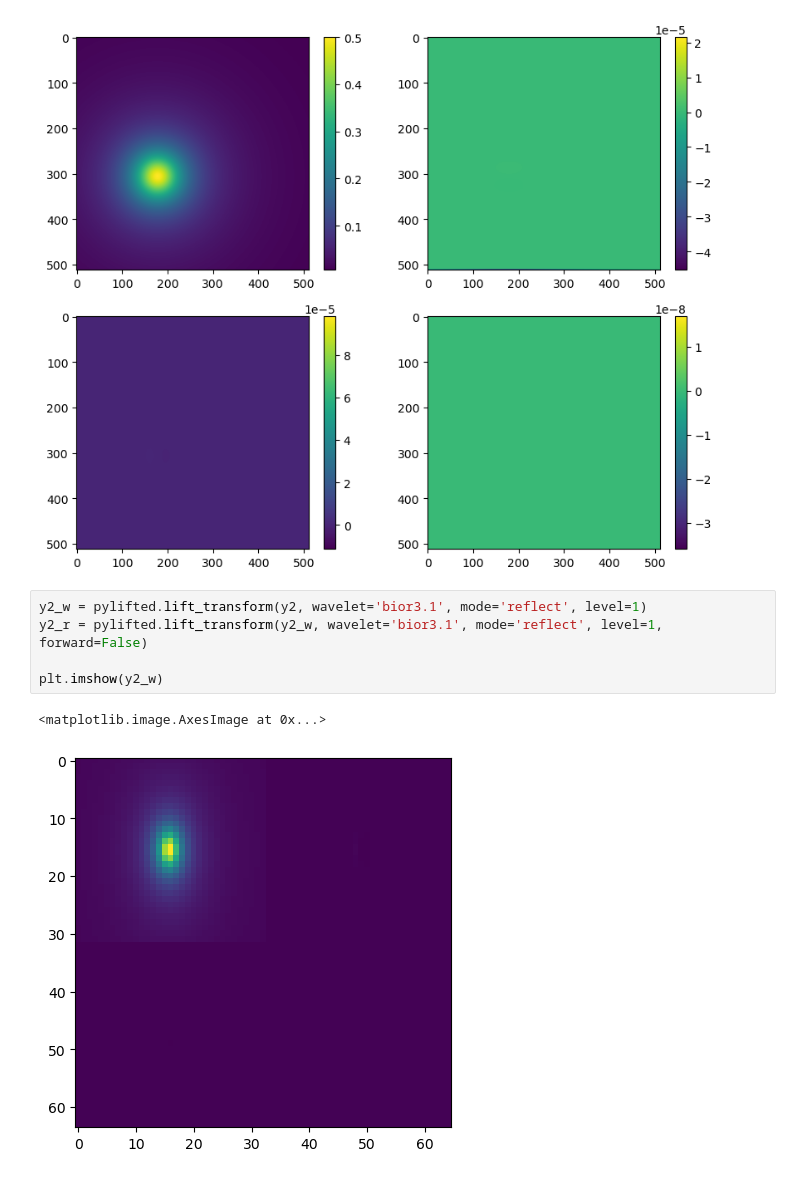
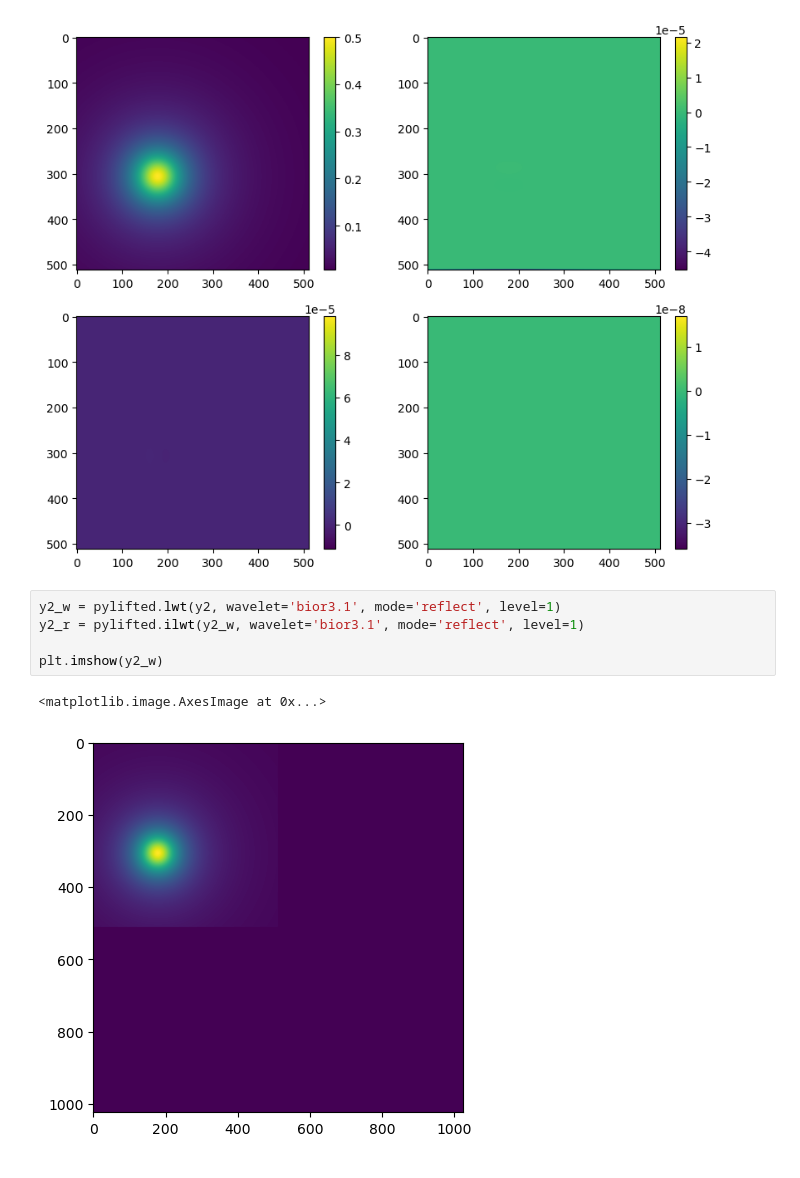
Before and after one commit to jcapriot/lifted, a Jupyter notebook: scratch/test_python_package.ipynb, the cells around one changed output. Saved outputs shown, nothing was run; the diff lists cells and outputs as text.

```diff
--- a/scratch/test_python_package.ipynb
+++ b/scratch/test_python_package.ipynb
@@ -75,13 +81,13 @@ plt.colorbar()
 <matplotlib.colorbar.Colorbar at 0x...>
 [figure]
 # %%
-y2_w = pylifted.lift_transform(y2, wavelet='bior3.1', mode='reflect', level=1)
-y2_r = pylifted.lift_transform(y2_w, wavelet='bior3.1', mode='reflect', level=1, forward=False)
+y2_w = pylifted.lwt(y2, wavelet='bior3.1', mode='reflect', level=1)
+y2_r = pylifted.ilwt(y2_w, wavelet='bior3.1', mode='reflect', level=1)
 
 plt.imshow(y2_w)
 # %% [output]
 <matplotlib.image.AxesImage at 0x...>
-[figure, old version]
+[figure, new version]
 # %%
 n1 = 23
 
```
Also changed, not shown: parts of 14 cells of this notebook, 1 other file.
